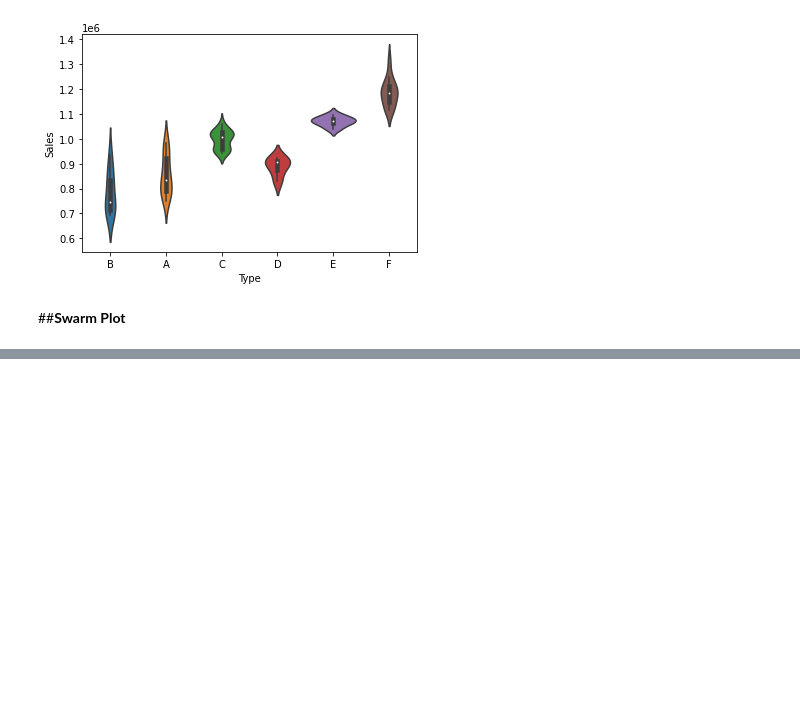
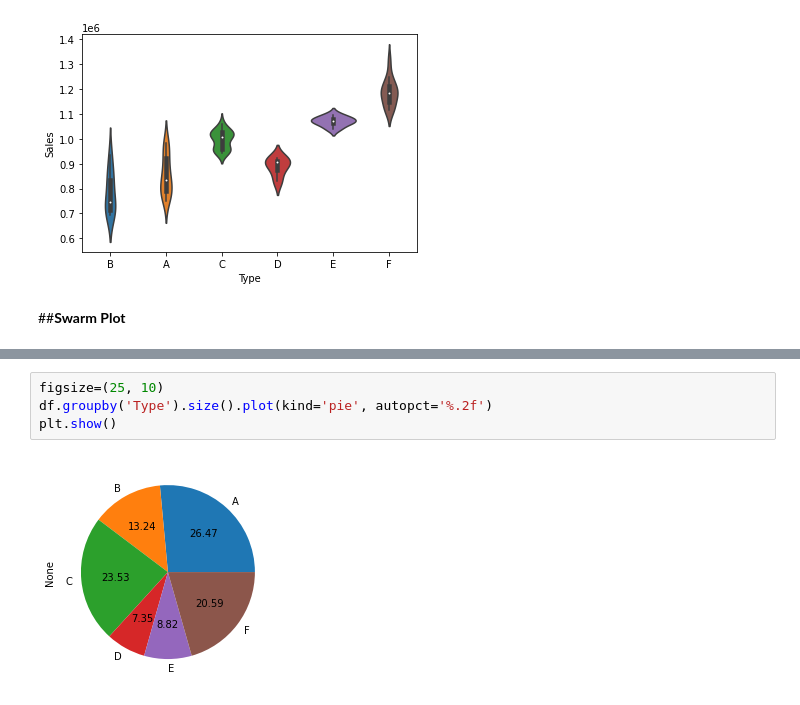
Before and after one commit to MasoumehShariat/ML_Pipeline-EDA, a Jupyter notebook: Descriptive_Statistics.ipynb, the cells around one changed output, grey strips where cells are left out. Drawn from its saved outputs; the diff is of its cells as text; blank space fills up the shorter version.

```diff
--- a/Descriptive_Statistics.ipynb
+++ b/Descriptive_Statistics.ipynb
@@ -149 +149,7 @@ sns.swarmplot (data = df, x='Type', y='Sales')
 [figure]
+# %%
+figsize=(25, 10)
+df.groupby('Type').size().plot(kind='pie', autopct='%.2f')
+plt.show()
+# %% [output]
+[figure, added]
```
Also changed, not shown: parts of 4 cells of this notebook.
